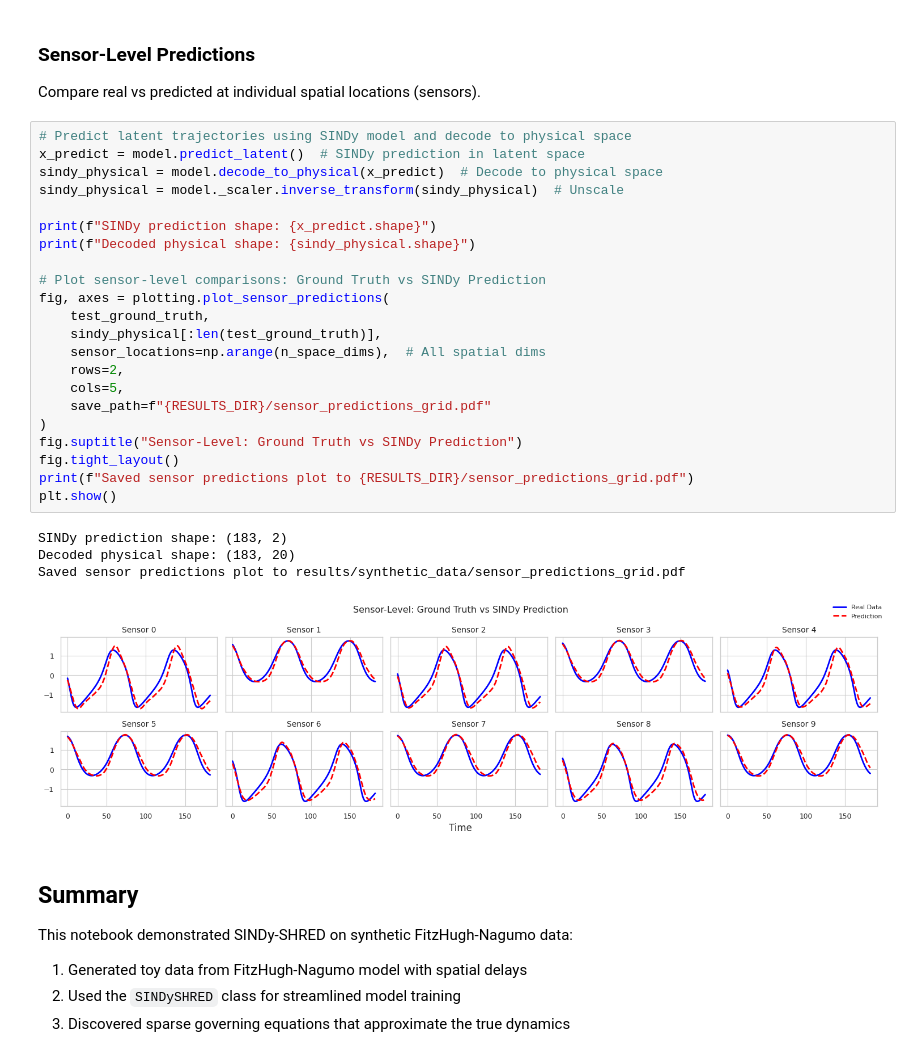
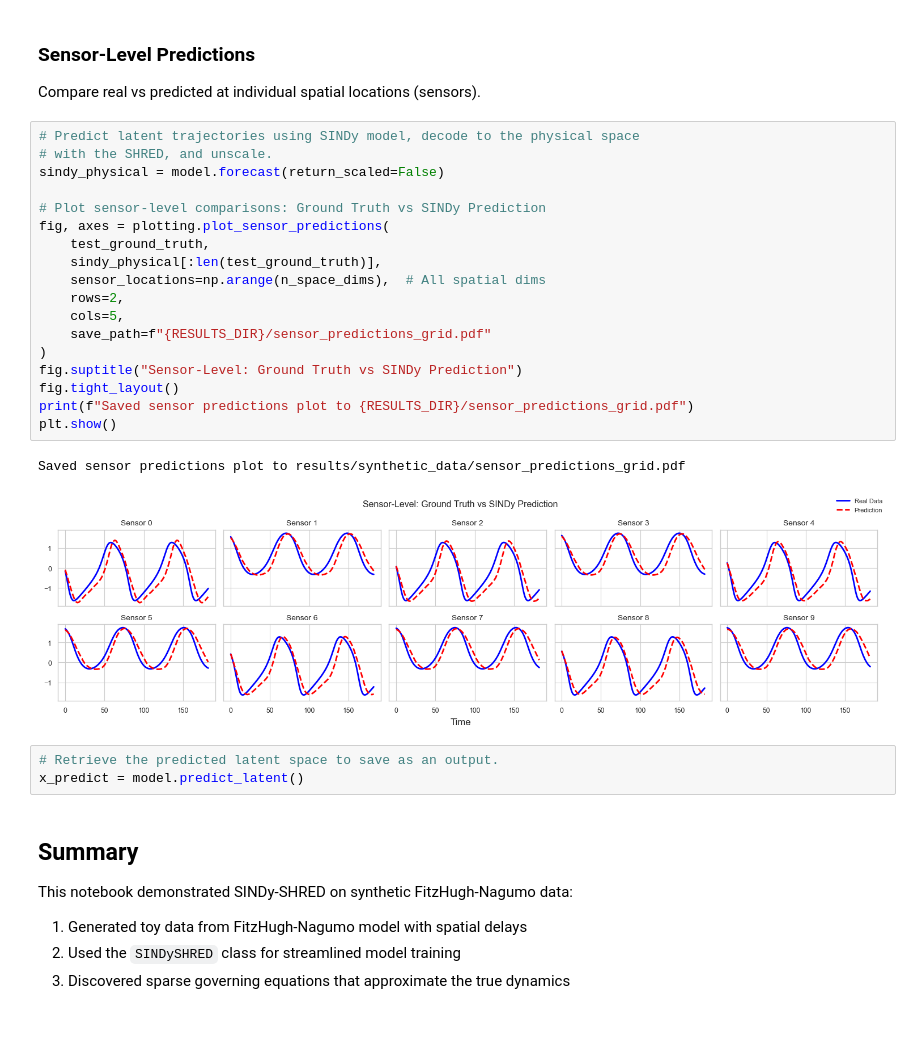
Before and after one commit to gaoliyao/sindy-shred, a Jupyter notebook: synthetic_data_analysis_detailed.ipynb, the cells around one changed output. Saved outputs shown, nothing was run; the diff lists cells and outputs as text; blank space fills up the shorter version.

Commit message:
Black formatting and using new forecast function in example

```diff
--- a/synthetic_data_analysis_detailed.ipynb
+++ b/synthetic_data_analysis_detailed.ipynb
@@ -417,32 +417,29 @@ Saved reconstruction comparison plot to results/synthetic_data/reconstruction_co
 
 Compare real vs predicted at individual spatial locations (sensors).
 # %%
-# Predict latent trajectories using SINDy model and decode to physical space
-x_predict = model.predict_latent()  # SINDy prediction in latent space
-sindy_physical = model.decode_to_physical(x_predict)  # Decode to physical space
-sindy_physical = model._scaler.inverse_transform(sindy_physical)  # Unscale
-
-print(f"SINDy prediction shape: {x_predict.shape}")
-print(f"Decoded physical shape: {sindy_physical.shape}")
+# Predict latent trajectories using SINDy model, decode to the physical space
+# with the SHRED, and unscale.
+sindy_physical = model.forecast(return_scaled=False)
 
 # Plot sensor-level comparisons: Ground Truth vs SINDy Prediction
 fig, axes = plotting.plot_sensor_predictions(
     test_ground_truth,
     sindy_physical[:len(test_ground_truth)],
     sensor_locations=np.arange(n_space_dims),  # All spatial dims
     rows=2,
     cols=5,
     save_path=f"{RESULTS_DIR}/sensor_predictions_grid.pdf"
 )
 fig.suptitle("Sensor-Level: Ground Truth vs SINDy Prediction")
 fig.tight_layout()
 print(f"Saved sensor predictions plot to {RESULTS_DIR}/sensor_predictions_grid.pdf")
 plt.show()
 # %% [output]
-SINDy prediction shape: (183, 2)
-Decoded physical shape: (183, 20)
 Saved sensor predictions plot to results/synthetic_data/sensor_predictions_grid.pdf
-[figure, old version]
+[figure, new version]
+# %%
+# Retrieve the predicted latent space to save as an output.
+x_predict = model.predict_latent()
 # %% [markdown]
 ## Summary
 
```
Also changed, not shown: parts of 8 cells of this notebook, 1 other file.
